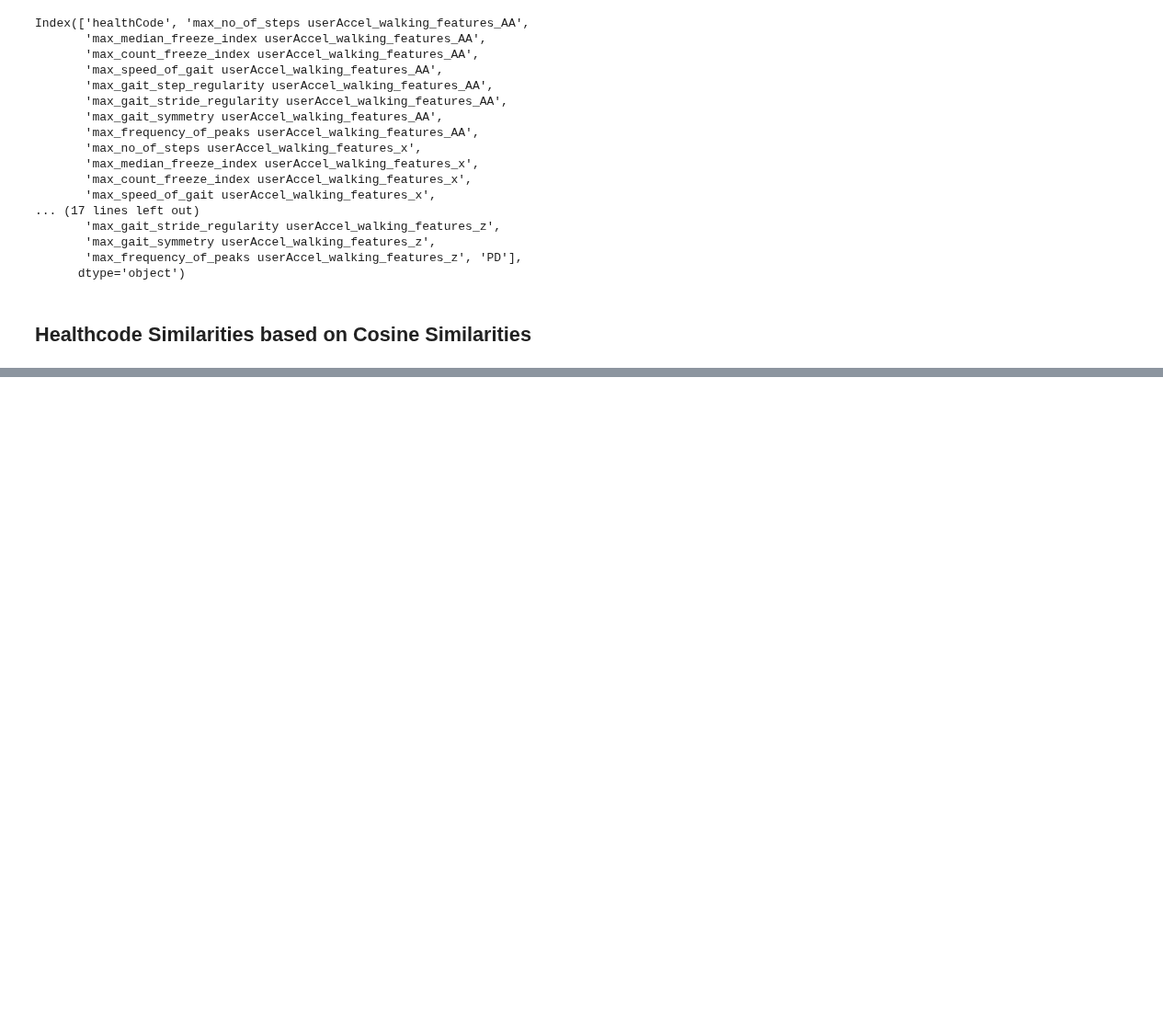
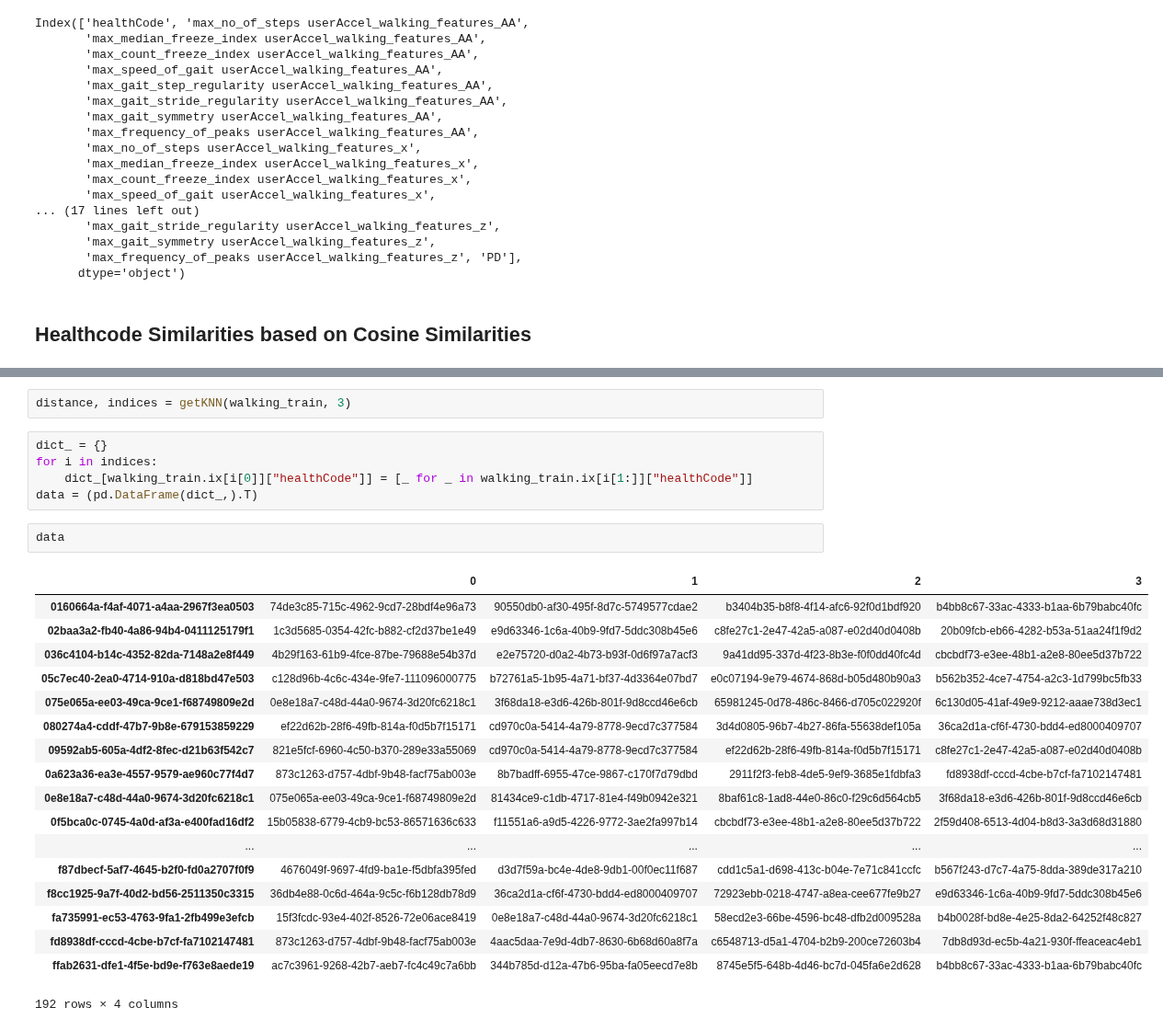
Before and after one commit to arytontediarjo/mPower-Analysis, a Jupyter notebook: Notebooks/Untitled.ipynb, the cells around one changed output, grey strips where cells are left out. Shown at 92% size. Cells and saved outputs as stored; diff of their text form; blank space fills up the shorter version.

```diff
--- a/Notebooks/Untitled.ipynb
+++ b/Notebooks/Untitled.ipynb
@@ -91,0 +99,28 @@ similarity_with_healthcodes[similarity_with_healthcodes > 0.8]
+# %%
+distance, indices = getKNN(walking_train, 3)
+# %%
+dict_ = {}
+for i in indices:
+    dict_[walking_train.ix[i[0]]["healthCode"]] = [_ for _ in walking_train.ix[i[1:]]["healthCode"]]
+data = (pd.DataFrame(dict_,).T)
+# %%
+data
+# %% [output]
+|  | 0 | 1 | 2 | 3 |
+| 0160664a-f4af-4071-a4aa-2967f3ea0503 | 74de3c85-715c-4962-9cd7-28bdf4e96a73 | 90550db0-af30-495f-8d7c-5749577cdae2 | b3404b35-b8f8-4f14-afc6-92f0d1bdf920 | b4bb8c67-33ac-4333-b1aa-6b79babc40fc |
+| 02baa3a2-fb40-4a86-94b4-0411125179f1 | 1c3d5685-0354-42fc-b882-cf2d37be1e49 | e9d63346-1c6a-40b9-9fd7-5ddc308b45e6 | c8fe27c1-2e47-42a5-a087-e02d40d0408b | 20b09fcb-eb66-4282-b53a-51aa24f1f9d2 |
+| 036c4104-b14c-4352-82da-7148a2e8f449 | 4b29f163-61b9-4fce-87be-79688e54b37d | e2e75720-d0a2-4b73-b93f-0d6f97a7acf3 | 9a41dd95-337d-4f23-8b3e-f0f0dd40fc4d | cbcbdf73-e3ee-48b1-a2e8-80ee5d37b722 |
+| 05c7ec40-2ea0-4714-910a-d818bd47e503 | c128d96b-4c6c-434e-9fe7-111096000775 | b72761a5-1b95-4a71-bf37-4d3364e07bd7 | e0c07194-9e79-4674-868d-b05d480b90a3 | b562b352-4ce7-4754-a2c3-1d799bc5fb33 |
+| 075e065a-ee03-49ca-9ce1-f68749809e2d | 0e8e18a7-c48d-44a0-9674-3d20fc6218c1 | 3f68da18-e3d6-426b-801f-9d8ccd46e6cb | 65981245-0d78-486c-8466-d705c022920f | 6c130d05-41af-49e9-9212-aaae738d3ec1 |
+| 080274a4-cddf-47b7-9b8e-679153859229 | ef22d62b-28f6-49fb-814a-f0d5b7f15171 | cd970c0a-5414-4a79-8778-9ecd7c377584 | 3d4d0805-96b7-4b27-86fa-55638def105a | 36ca2d1a-cf6f-4730-bdd4-ed8000409707 |
+| 09592ab5-605a-4df2-8fec-d21b63f542c7 | 821e5fcf-6960-4c50-b370-289e33a55069 | cd970c0a-5414-4a79-8778-9ecd7c377584 | ef22d62b-28f6-49fb-814a-f0d5b7f15171 | c8fe27c1-2e47-42a5-a087-e02d40d0408b |
+| 0a623a36-ea3e-4557-9579-ae960c77f4d7 | 873c1263-d757-4dbf-9b48-facf75ab003e | 8b7badff-6955-47ce-9867-c170f7d79dbd | 2911f2f3-feb8-4de5-9ef9-3685e1fdbfa3 | fd8938df-cccd-4cbe-b7cf-fa7102147481 |
+| 0e8e18a7-c48d-44a0-9674-3d20fc6218c1 | 075e065a-ee03-49ca-9ce1-f68749809e2d | 81434ce9-c1db-4717-81e4-f49b0942e321 | 8baf61c8-1ad8-44e0-86c0-f29c6d564cb5 | 3f68da18-e3d6-426b-801f-9d8ccd46e6cb |
+| 0f5bca0c-0745-4a0d-af3a-e400fad16df2 | 15b05838-6779-4cb9-bc53-86571636c633 | f11551a6-a9d5-4226-9772-3ae2fa997b14 | cbcbdf73-e3ee-48b1-a2e8-80ee5d37b722 | 2f59d408-6513-4d04-b8d3-3a3d68d31880 |
+| ... | ... | ... | ... | ... |
+| f87dbecf-5af7-4645-b2f0-fd0a2707f0f9 | 4676049f-9697-4fd9-ba1e-f5dbfa395fed | d3d7f59a-bc4e-4de8-9db1-00f0ec11f687 | cdd1c5a1-d698-413c-b04e-7e71c841ccfc | b567f243-d7c7-4a75-8dda-389de317a210 |
+| f8cc1925-9a7f-40d2-bd56-2511350c3315 | 36db4e88-0c6d-464a-9c5c-f6b128db78d9 | 36ca2d1a-cf6f-4730-bdd4-ed8000409707 | 72923ebb-0218-4747-a8ea-cee677fe9b27 | e9d63346-1c6a-40b9-9fd7-5ddc308b45e6 |
+| fa735991-ec53-4763-9fa1-2fb499e3efcb | 15f3fcdc-93e4-402f-8526-72e06ace8419 | 0e8e18a7-c48d-44a0-9674-3d20fc6218c1 | 58ecd2e3-66be-4596-bc48-dfb2d009528a | b4b0028f-bd8e-4e25-8da2-64252f48c827 |
+| fd8938df-cccd-4cbe-b7cf-fa7102147481 | 873c1263-d757-4dbf-9b48-facf75ab003e | 4aac5daa-7e9d-4db7-8630-6b68d60a8f7a | c6548713-d5a1-4704-b2b9-200ce72603b4 | 7db8d93d-ec5b-4a21-930f-ffeaceac4eb1 |
+| ffab2631-dfe1-4f5e-bd9e-f763e8aede19 | ac7c3961-9268-42b7-aeb7-fc4c49c7a6bb | 344b785d-d12a-47b6-95ba-fa05eecd7e8b | 8745e5f5-648b-4d46-bc7d-045fa6e2d628 | b4bb8c67-33ac-4333-b1aa-6b79babc40fc |
+192 rows × 4 columns
```
Also changed, not shown: parts of 8 cells of this notebook, 3 other files.
